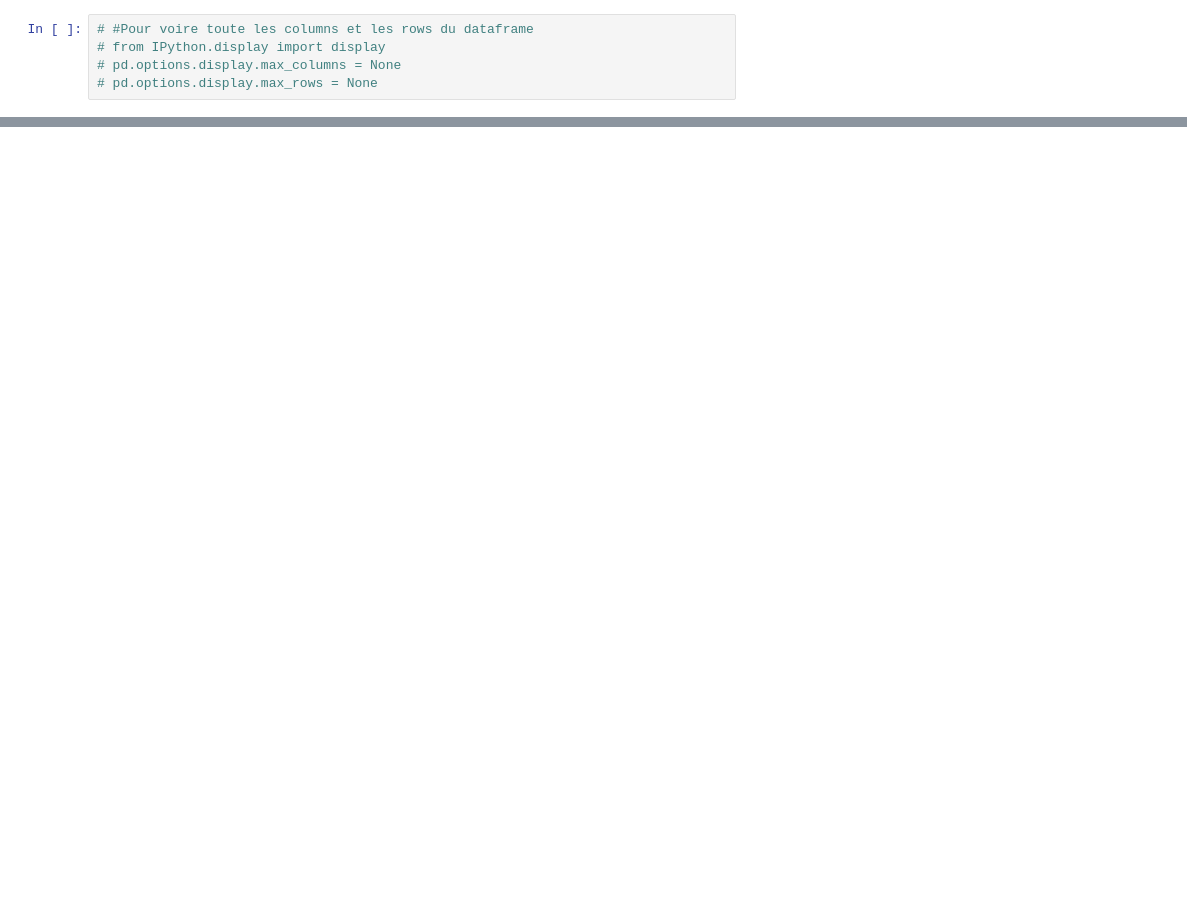
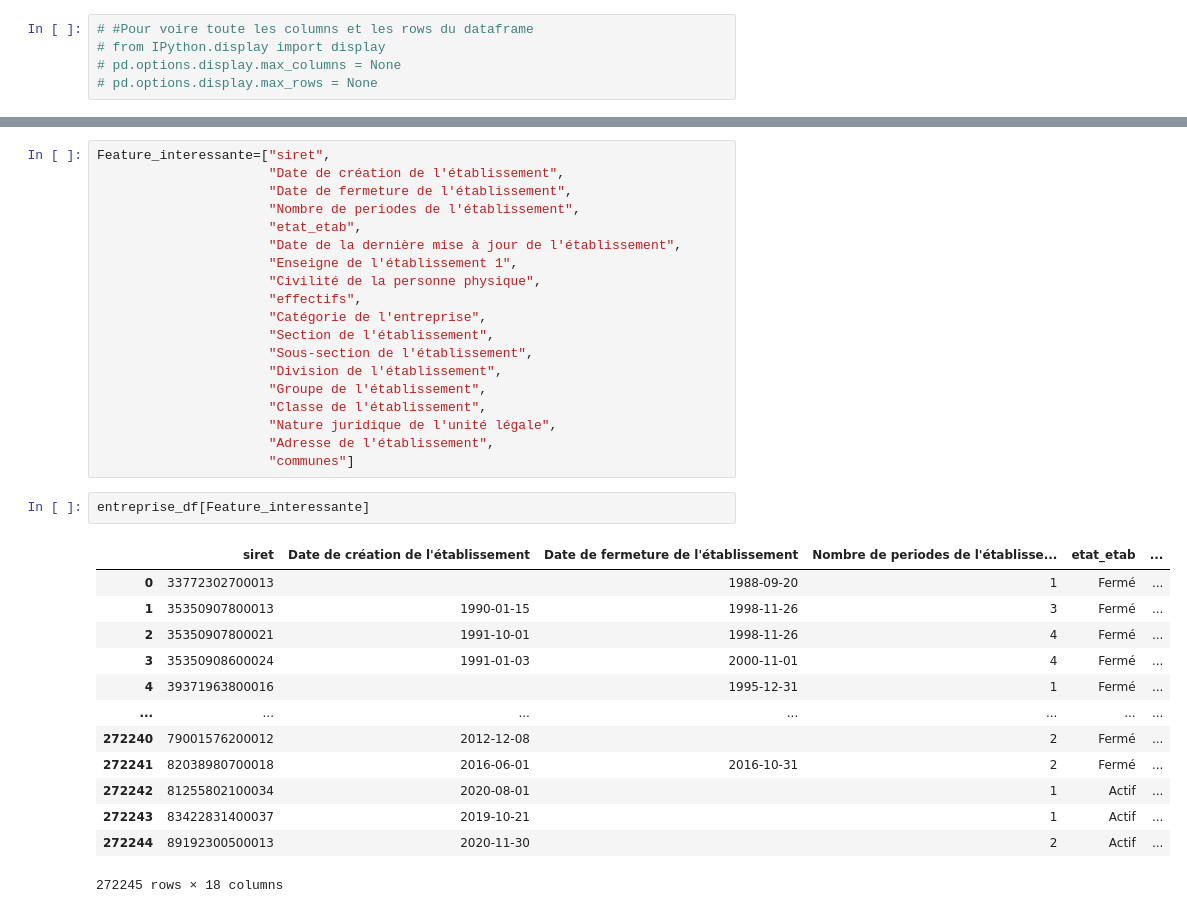
Before and after one commit to eangelid/trampact, a Jupyter notebook: notebooks/ac_dataset_sirene_nice_v0.ipynb, the cells around one changed output, grey strips where cells are left out. Drawn from its saved outputs; the diff is of its cells as text; blank space fills up the shorter version.

```diff
--- a/notebooks/ac_dataset_sirene_nice_v0.ipynb
+++ b/notebooks/ac_dataset_sirene_nice_v0.ipynb
@@ -23,0 +150,35 @@ entreprise_df.head()
+# %%
+Feature_interessante=["siret",
+                      "Date de création de l'établissement",
+                      "Date de fermeture de l'établissement",
+                      "Nombre de periodes de l'établissement",
+                      "etat_etab",
+                      "Date de la dernière mise à jour de l'établissement",
+                      "Enseigne de l'établissement 1",
+                      "Civilité de la personne physique",
+                      "effectifs",
+                      "Catégorie de l'entreprise",
+                      "Section de l'établissement",
+                      "Sous-section de l'établissement",
+                      "Division de l'établissement",
+                      "Groupe de l'établissement",
+                      "Classe de l'établissement",
+                      "Nature juridique de l'unité légale",
+                      "Adresse de l'établissement",
+                      "communes"]
+# %%
+entreprise_df[Feature_interessante]
+# %% [output]
+|  | siret | Date de création de l'établissement | Date de fermeture de l'établissement | Nombre de periodes de l'établisse... | etat_etab | ... |
+| 0 | 33772302700013 |  | 1988-09-20 | 1 | Fermé | ... |
+| 1 | 35350907800013 | 1990-01-15 | 1998-11-26 | 3 | Fermé | ... |
+| 2 | 35350907800021 | 1991-10-01 | 1998-11-26 | 4 | Fermé | ... |
+| 3 | 35350908600024 | 1991-01-03 | 2000-11-01 | 4 | Fermé | ... |
+| 4 | 39371963800016 |  | 1995-12-31 | 1 | Fermé | ... |
+| ... | ... | ... | ... | ... | ... | ... |
+| 272240 | 79001576200012 | 2012-12-08 |  | 2 | Fermé | ... |
+| 272241 | 82038980700018 | 2016-06-01 | 2016-10-31 | 2 | Fermé | ... |
+| 272242 | 81255802100034 | 2020-08-01 |  | 1 | Actif | ... |
+| 272243 | 83422831400037 | 2019-10-21 |  | 1 | Actif | ... |
+| 272244 | 89192300500013 | 2020-11-30 |  | 2 | Actif | ... |
+272245 rows × 18 columns
```
Also changed, not shown: parts of 18 cells of this notebook, 2 other files.
